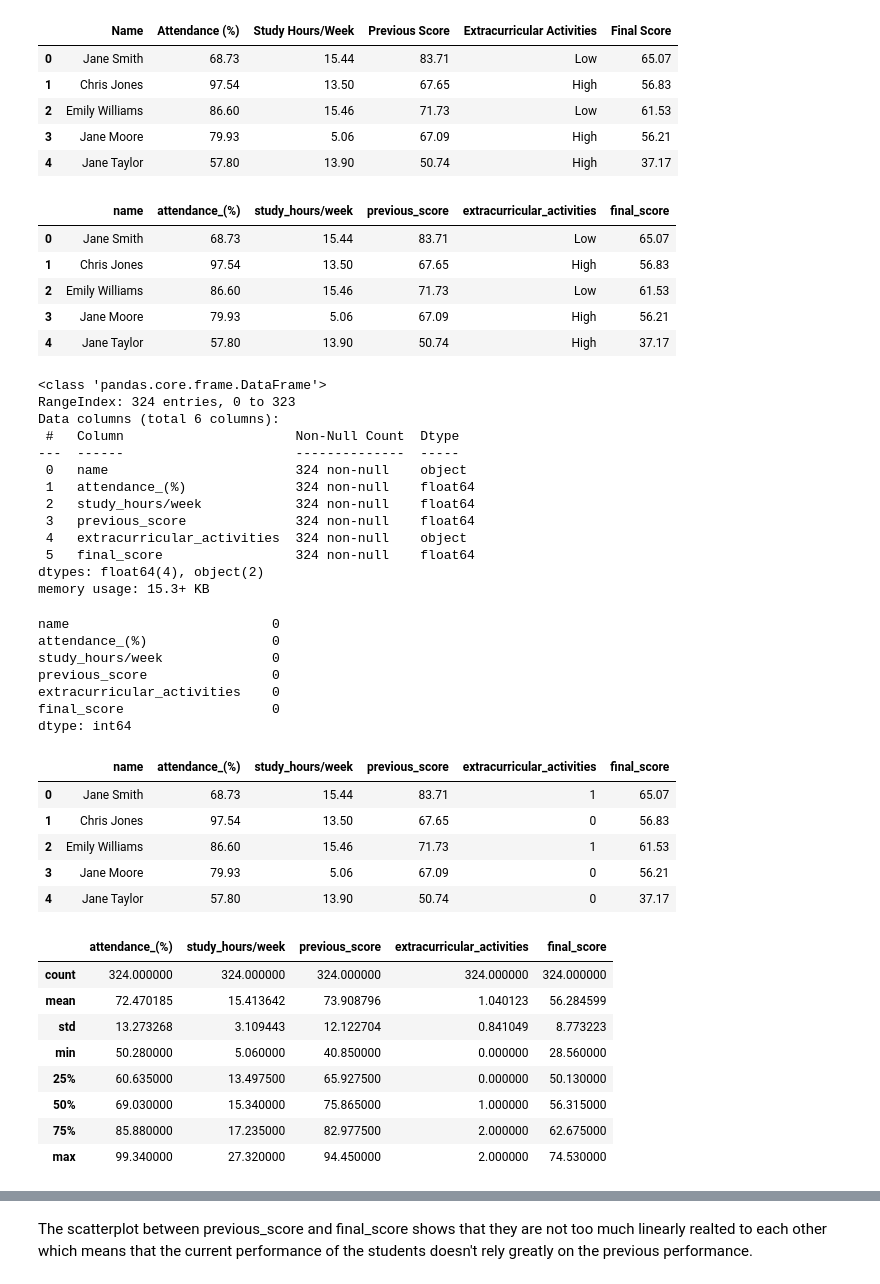
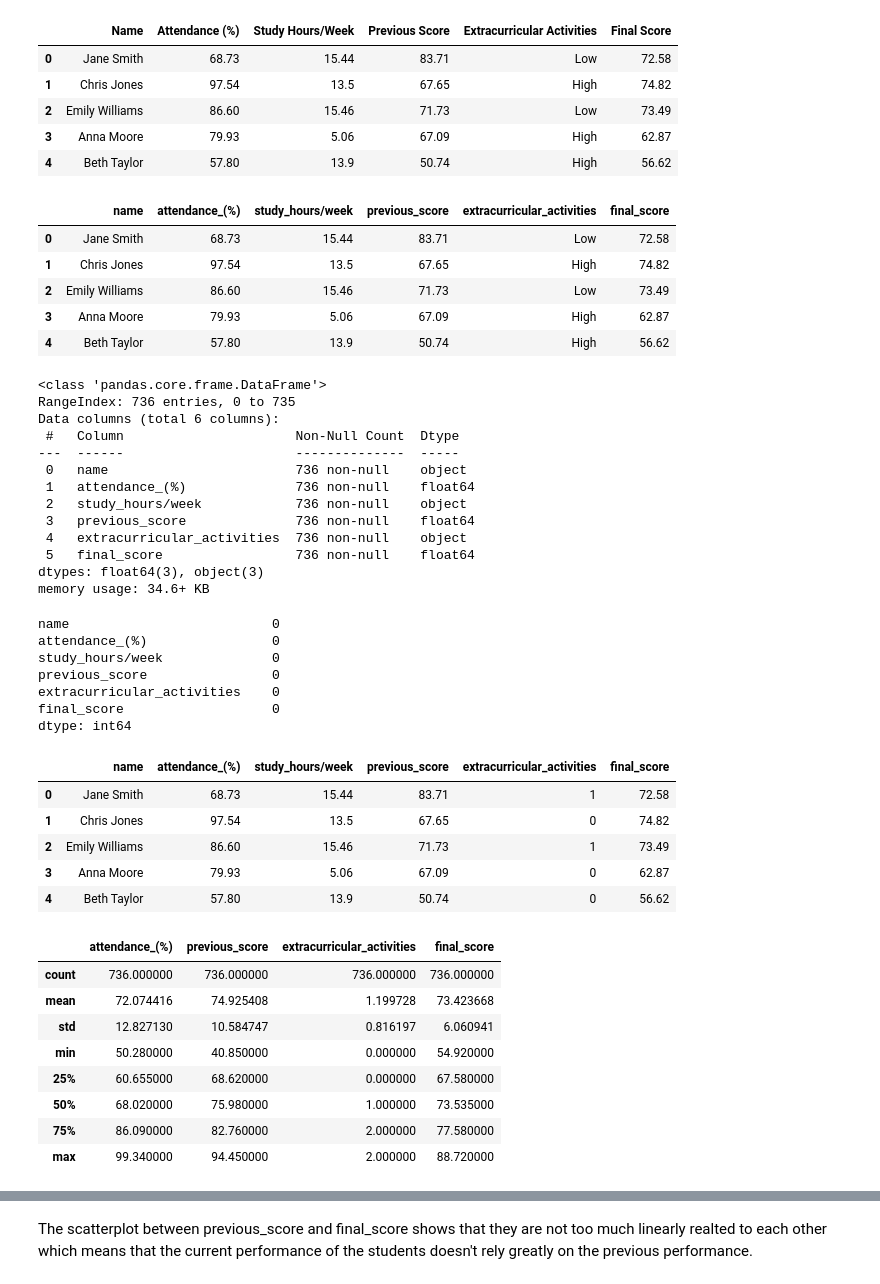
Before and after one commit to bishal-777/Student-Performance-Predictor, a Jupyter notebook: model.ipynb, the cells around one changed output, grey strips where cells are left out. Cells and saved outputs as stored; diff of their text form; code cells hidden in the pictures.

```diff
--- a/model.ipynb
+++ b/model.ipynb
@@ -5,41 +5,41 @@ import matplotlib.pyplot as plt
 import seaborn as sns
 from sklearn.preprocessing import LabelEncoder
 # %%
-df = pd.read_csv("./final.csv")
+df = pd.read_csv("./xyz.csv")
 df.head(5)
 # %% [output]
 |  | Name | Attendance (%) | Study Hours/Week | Previous Score | Extracurricular Activities | Final Score |
-| 0 | Jane Smith | 68.73 | 15.44 | 83.71 | Low | 65.07 |
-| 1 | Chris Jones | 97.54 | 13.50 | 67.65 | High | 56.83 |
-| 2 | Emily Williams | 86.60 | 15.46 | 71.73 | Low | 61.53 |
-| 3 | Jane Moore | 79.93 | 5.06 | 67.09 | High | 56.21 |
-| 4 | Jane Taylor | 57.80 | 13.90 | 50.74 | High | 37.17 |
+| 0 | Jane Smith | 68.73 | 15.44 | 83.71 | Low | 72.58 |
+| 1 | Chris Jones | 97.54 | 13.5 | 67.65 | High | 74.82 |
+| 2 | Emily Williams | 86.60 | 15.46 | 71.73 | Low | 73.49 |
+| 3 | Anna Moore | 79.93 | 5.06 | 67.09 | High | 62.87 |
+| 4 | Beth Taylor | 57.80 | 13.9 | 50.74 | High | 56.62 |
 # %%
 df.columns = df.columns.str.strip().str.lower().str.replace(' ', '_')
 df.head(5)
 # %% [output]
 |  | name | attendance_(%) | study_hours/week | previous_score | extracurricular_activities | final_score |
-| 0 | Jane Smith | 68.73 | 15.44 | 83.71 | Low | 65.07 |
-| 1 | Chris Jones | 97.54 | 13.50 | 67.65 | High | 56.83 |
-| 2 | Emily Williams | 86.60 | 15.46 | 71.73 | Low | 61.53 |
-| 3 | Jane Moore | 79.93 | 5.06 | 67.09 | High | 56.21 |
-| 4 | Jane Taylor | 57.80 | 13.90 | 50.74 | High | 37.17 |
+| 0 | Jane Smith | 68.73 | 15.44 | 83.71 | Low | 72.58 |
+| 1 | Chris Jones | 97.54 | 13.5 | 67.65 | High | 74.82 |
+| 2 | Emily Williams | 86.60 | 15.46 | 71.73 | Low | 73.49 |
+| 3 | Anna Moore | 79.93 | 5.06 | 67.09 | High | 62.87 |
+| 4 | Beth Taylor | 57.80 | 13.9 | 50.74 | High | 56.62 |
 # %%
 df.info()
 # %% [output]
 <class 'pandas.core.frame.DataFrame'>
-RangeIndex: 324 entries, 0 to 323
+RangeIndex: 736 entries, 0 to 735
 Data columns (total 6 columns):
  #   Column                      Non-Null Count  Dtype
 ---  ------                      --------------  -----
- 0   name                        324 non-null    object
- 1   attendance_(%)              324 non-null    float64
- 2   study_hours/week            324 non-null    float64
- 3   previous_score              324 non-null    float64
- 4   extracurricular_activities  324 non-null    object
- 5   final_score                 324 non-null    float64
-dtypes: float64(4), object(2)
-memory usage: 15.3+ KB
+ 0   name                        736 non-null    object
+ 1   attendance_(%)              736 non-null    float64
+ 2   study_hours/week            736 non-null    object
+ 3   previous_score              736 non-null    float64
+ 4   extracurricular_activities  736 non-null    object
+ 5   final_score                 736 non-null    float64
+dtypes: float64(3), object(3)
+memory usage: 34.6+ KB
 # %%
 print(df.isnull().sum())
 # %% [output]
@@ -56,23 +56,23 @@ df['extracurricular_activities'] = label_encoder.fit_transform(df['extracurricul
 df.head(5)
 # %% [output]
 |  | name | attendance_(%) | study_hours/week | previous_score | extracurricular_activities | final_score |
-| 0 | Jane Smith | 68.73 | 15.44 | 83.71 | 1 | 65.07 |
-| 1 | Chris Jones | 97.54 | 13.50 | 67.65 | 0 | 56.83 |
-| 2 | Emily Williams | 86.60 | 15.46 | 71.73 | 1 | 61.53 |
-| 3 | Jane Moore | 79.93 | 5.06 | 67.09 | 0 | 56.21 |
-| 4 | Jane Taylor | 57.80 | 13.90 | 50.74 | 0 | 37.17 |
+| 0 | Jane Smith | 68.73 | 15.44 | 83.71 | 1 | 72.58 |
+| 1 | Chris Jones | 97.54 | 13.5 | 67.65 | 0 | 74.82 |
+| 2 | Emily Williams | 86.60 | 15.46 | 71.73 | 1 | 73.49 |
+| 3 | Anna Moore | 79.93 | 5.06 | 67.09 | 0 | 62.87 |
+| 4 | Beth Taylor | 57.80 | 13.9 | 50.74 | 0 | 56.62 |
 # %%
 df.describe()
 # %% [output]
-|  | attendance_(%) | study_hours/week | previous_score | extracurricular_activities | final_score |
-| count | 324.000000 | 324.000000 | 324.000000 | 324.000000 | 324.000000 |
-| mean | 72.470185 | 15.413642 | 73.908796 | 1.040123 | 56.284599 |
-| std | 13.273268 | 3.109443 | 12.122704 | 0.841049 | 8.773223 |
-| min | 50.280000 | 5.060000 | 40.850000 | 0.000000 | 28.560000 |
-| 25% | 60.635000 | 13.497500 | 65.927500 | 0.000000 | 50.130000 |
-| 50% | 69.030000 | 15.340000 | 75.865000 | 1.000000 | 56.315000 |
-| 75% | 85.880000 | 17.235000 | 82.977500 | 2.000000 | 62.675000 |
-| max | 99.340000 | 27.320000 | 94.450000 | 2.000000 | 74.530000 |
+|  | attendance_(%) | previous_score | extracurricular_activities | final_score |
+| count | 736.000000 | 736.000000 | 736.000000 | 736.000000 |
+| mean | 72.074416 | 74.925408 | 1.199728 | 73.423668 |
+| std | 12.827130 | 10.584747 | 0.816197 | 6.060941 |
+| min | 50.280000 | 40.850000 | 0.000000 | 54.920000 |
+| 25% | 60.655000 | 68.620000 | 0.000000 | 67.580000 |
+| 50% | 68.020000 | 75.980000 | 1.000000 | 73.535000 |
+| 75% | 86.090000 | 82.760000 | 2.000000 | 77.580000 |
+| max | 99.340000 | 94.450000 | 2.000000 | 88.720000 |
 # %%
 df.head()
 # %% [output]
```
Also changed, not shown: parts of 5 cells of this notebook, 2 other files.
